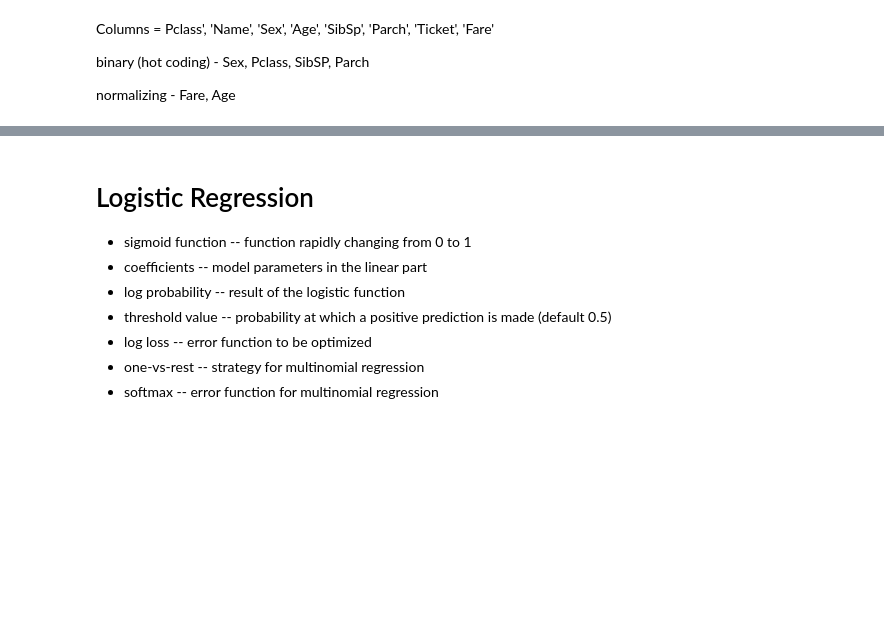
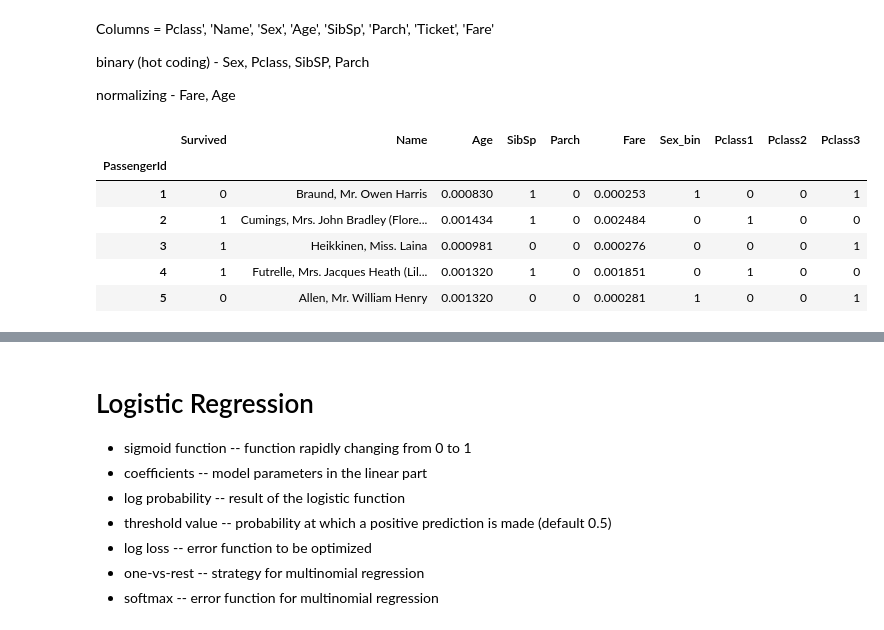
Before and after one commit to maniaclogic/titanic_model, a Jupyter notebook: Titanic.ipynb, the cells around one changed output, grey strips where cells are left out. Saved outputs shown, nothing was run; the diff lists cells and outputs as text; code cells hidden in the pictures; blank space fills up the shorter version.

```diff
--- a/Titanic.ipynb
+++ b/Titanic.ipynb
@@ -92,7 +103,7 @@ Name: Age, dtype: float64
 # %%
 dfi.reset_index(inplace=True)
 dfi.set_index(['Survived'], inplace=True)
-dfi['Age'].fillna({0:30.6, 1:28.3}, inplace=True)
+dfi['Age'].fillna({0:ad, 1:aa}, inplace=True)
 # %%
 dfi.reset_index(inplace=True)
 dfi.groupby(['Survived', 'Sex'])['Pclass'].value_counts().unstack().plot.bar()
@@ -138,13 +149,16 @@ del dfi['Pclass']
 # m = StandardScaler()
 # Xt = m.fit_transform(m)
 # %%
-dfi['Age'] = dfi['Age'].apply(lambda x: x / 26501.77)
+dfi['Age'] = dfi['Age'].apply(lambda x: x / dfi['Age'].sum())
 # %%
-dfi['Fare'] = dfi['Fare'].apply(lambda x: x / 28693.9493)
+dfi['Fare'] = dfi['Fare'].apply(lambda x: x / dfi['Fare'].sum())
-# %%
-Parch = dfi['Parch'].values
-SibSp = dfi['SibSp'].values
-
-dfi['family'] = (list(zip(Parch, SibSp)))
 # %%
-dfi['family'] =
+dfi.head()
+# %% [output]
+|  | Survived | Name | Age | SibSp | Parch | Fare | Sex_bin | Pclass1 | Pclass2 | Pclass3 |
+| PassengerId |  |  |  |  |  |  |  |  |  |  |
+| 1 | 0 | Braund, Mr. Owen Harris | 0.000830 | 1 | 0 | 0.000253 | 1 | 0 | 0 | 1 |
+| 2 | 1 | Cumings, Mrs. John Bradley (Flore... | 0.001434 | 1 | 0 | 0.002484 | 0 | 1 | 0 | 0 |
+| 3 | 1 | Heikkinen, Miss. Laina | 0.000981 | 0 | 0 | 0.000276 | 0 | 0 | 0 | 1 |
+| 4 | 1 | Futrelle, Mrs. Jacques Heath (Lil... | 0.001320 | 1 | 0 | 0.001851 | 0 | 1 | 0 | 0 |
+| 5 | 0 | Allen, Mr. William Henry | 0.001320 | 0 | 0 | 0.000281 | 1 | 0 | 0 | 1 |
```
Also changed, not shown: parts of 23 cells of this notebook.
